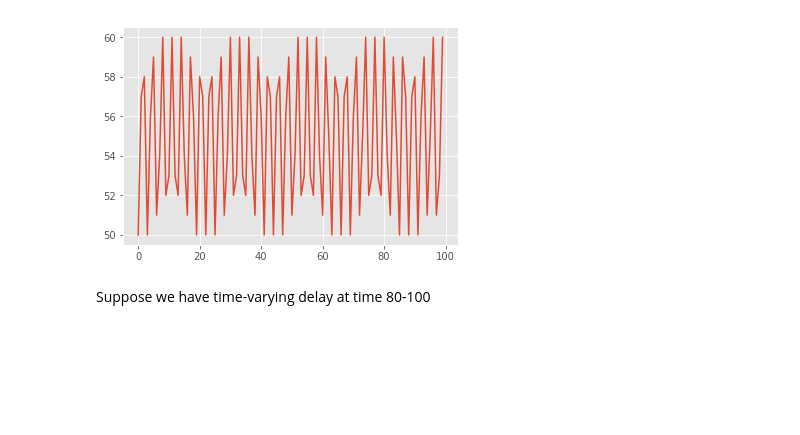
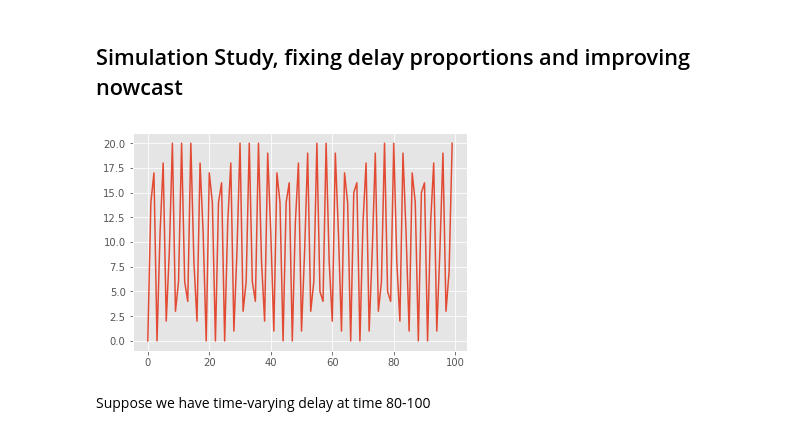
Before and after one commit to gcgibson/reporting_delay, a Jupyter notebook: forecasting_w_reporting_delay.ipynb, the cells around one changed output. Cells and saved outputs as stored; diff of their text form; code cells hidden in the pictures; blank space fills up the shorter version.

```diff
--- a/forecasting_w_reporting_delay.ipynb
+++ b/forecasting_w_reporting_delay.ipynb
@@ -3,13 +27,15 @@ Forecasting in the presence of reporting delay: simulation study. Given some del
+# %% [markdown]
+## Simulation Study, fixing delay proportions and improving nowcast
 # %%
 import numpy as np
 import matplotlib.pyplot as plt
 plt.style.use('ggplot')
-ts = 10*np.sin(np.arange(0,100))**2 + .0001*np.random.standard_normal(size=100) + 50
+ts = 20*np.sin(np.arange(0,100))**2 #+  .01*np.random.standard_normal(size=100)
 ts = np.round(ts)
 plt.plot(ts)
 plt.show()
 # %% [output]
-[figure, old version]
+[figure, new version]
 # %% [markdown]
 Suppose we have time-varying delay at time 80-100
 # %%
```
Also changed, not shown: parts of 17 cells of this notebook, 1 other file.
